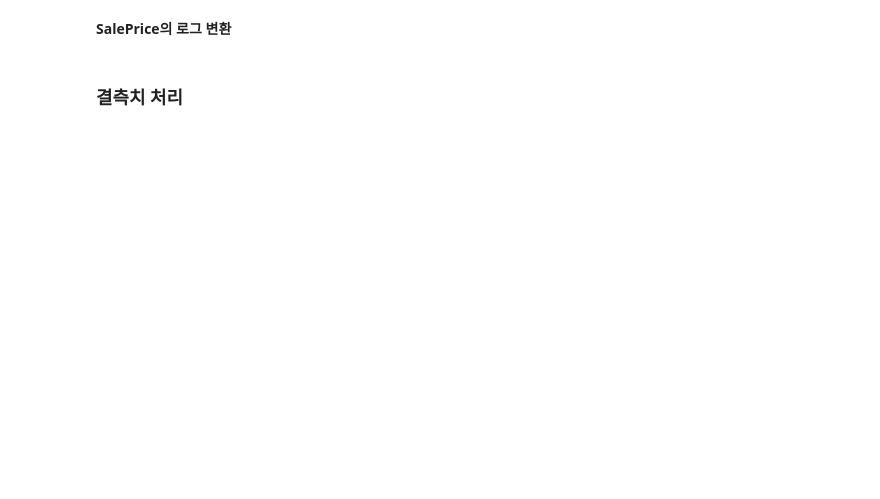
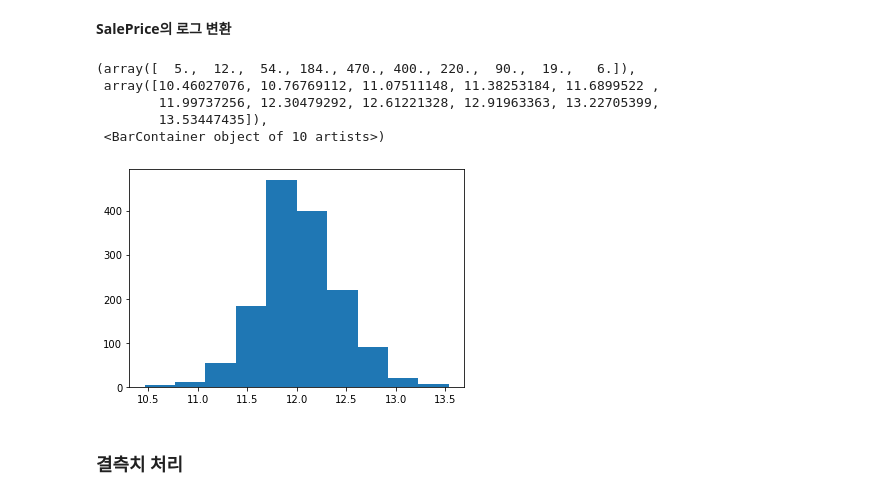
Before and after one commit to annmunju/multicam_ds, a Jupyter notebook: 12_MachineLearning/day7/머신러닝_20_회귀실습2_Kaggle House Price.ipynb, the cells around one changed output. Cells and saved outputs as stored; diff of their text form; code cells hidden in the pictures; blank space fills up the shorter version.

```diff
--- a/12_MachineLearning/day7/머신러닝_20_회귀실습2_Kaggle House Price.ipynb
+++ b/12_MachineLearning/day7/머신러닝_20_회귀실습2_Kaggle House Price.ipynb
@@ -111,5 +192,15 @@ import matplotlib.pyplot as plt
 # %%
+# SalePrice 로그 변환
+y_log = np.log1p(y)
 # 결과값을 로그 변환하고 다시 분포도 확인
+plt.hist(y_log)
+# %% [output]
+(array([  5.,  12.,  54., 184., 470., 400., 220.,  90.,  19.,   6.]),
+ array([10.46027076, 10.76769112, 11.07511148, 11.38253184, 11.6899522 ,
+        11.99737256, 12.30479292, 12.61221328, 12.91963363, 13.22705399,
+        13.53447435]),
+ <BarContainer object of 10 artists>)
+[figure, added]
 # %% [markdown]
 ### 결측치 처리
 # %%
```
Also changed, not shown: parts of 14 cells of this notebook, 2 other files.
